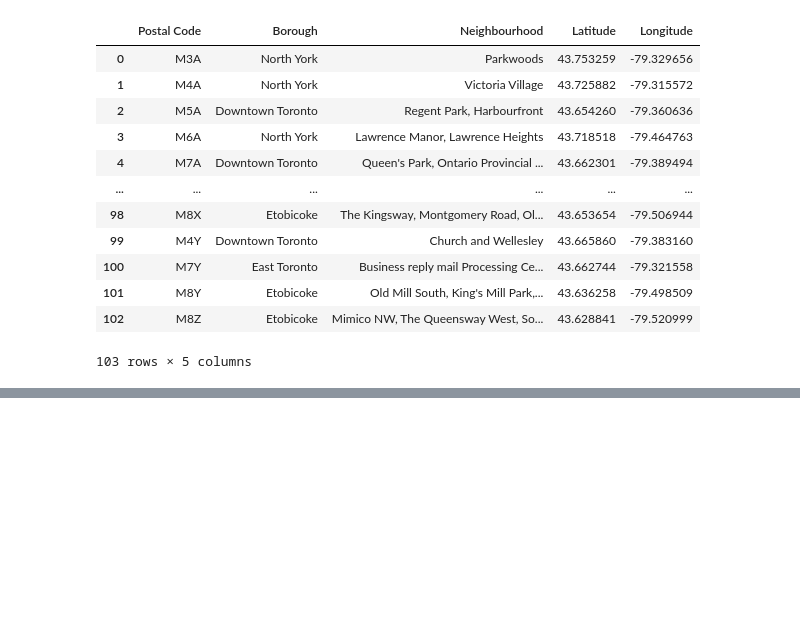
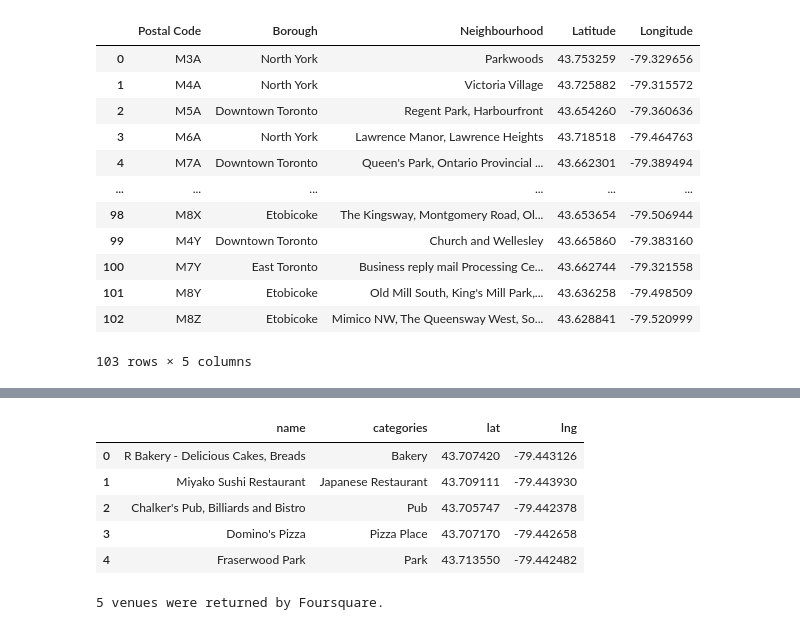
Before and after one commit to Nuzhah/Capstone-Project, a Jupyter notebook: Assignment 2 - Capstone Project.ipynb, the cells around one changed output, grey strips where cells are left out. Cells and saved outputs as stored; diff of their text form; code cells hidden in the pictures; blank space fills up the shorter version.

```diff
--- a/Assignment 2 - Capstone Project.ipynb
+++ b/Assignment 2 - Capstone Project.ipynb
@@ -104,8 +104,8 @@ df_coord
 103 rows × 3 columns
 # %%
 #merging dataframes
-df_merge= pd.merge(df, df_coord, left_on='Postal Code', right_on='Postal Code')
-df_merge
+neighborhoods= pd.merge(df, df_coord, left_on='Postal Code', right_on='Postal Code')
+neighborhoods
 # %% [output]
 |  | Postal Code | Borough | Neighbourhood | Latitude | Longitude |
 | 0 | M3A | North York | Parkwoods | 43.753259 | -79.329656 |
@@ -122,0 +202,9 @@ df_merge
+# %%
+neighborhood_latitude = neighborhoods.loc[10, 'Latitude'] # neighborhood latitude value
+neighborhood_longitude = neighborhoods.loc[10, 'Longitude'] # neighborhood longitude value
+
+neighborhood_name = neighborhoods.loc[10, 'Neighbourhood'] # neighborhood name
+
+print('Latitude and longitude values of {} are {}, {}.'.format(neighborhood_name,
+                                                               neighborhood_latitude,
+                                                               neighborhood_longitude))
@@ -122,0 +251,40 @@ df_merge
+# %%
+def get_category_type(row):
+    try:
+        categories_list = row['categories']
+    except:
+        categories_list = row['venue.categories']
+
+    if len(categories_list) == 0:
+        return None
+    else:
+        return categories_list[0]['name']
+# %%
+from pandas.io.json import json_normalize # tranform JSON file into a pandas dataframe
+
+venues = results['response']['groups'][0]['items']
+
+nearby_venues = json_normalize(venues) # flatten JSON
+
+# filter columns
+filtered_columns = ['venue.name', 'venue.categories', 'venue.location.lat', 'venue.location.lng']
+nearby_venues =nearby_venues.loc[:, filtered_columns]
+
+# filter the category for each row
+nearby_venues['venue.categories'] = nearby_venues.apply(get_category_type, axis=1)
+
+# clean columns
+nearby_venues.columns = [col.split(".")[-1] for col in nearby_venues.columns]
+
+nearby_venues.head()
+# %% [output]
+|  | name | categories | lat | lng |
+| 0 | R Bakery - Delicious Cakes, Breads | Bakery | 43.707420 | -79.443126 |
+| 1 | Miyako Sushi Restaurant | Japanese Restaurant | 43.709111 | -79.443930 |
+| 2 | Chalker's Pub, Billiards and Bistro | Pub | 43.705747 | -79.442378 |
+| 3 | Domino's Pizza | Pizza Place | 43.707170 | -79.442658 |
+| 4 | Fraserwood Park | Park | 43.713550 | -79.442482 |
+# %%
+print('{} venues were returned by Foursquare.'.format(nearby_venues.shape[0]))
+# %% [output]
+5 venues were returned by Foursquare.
```
Also changed, not shown: parts of 12 cells of this notebook.
